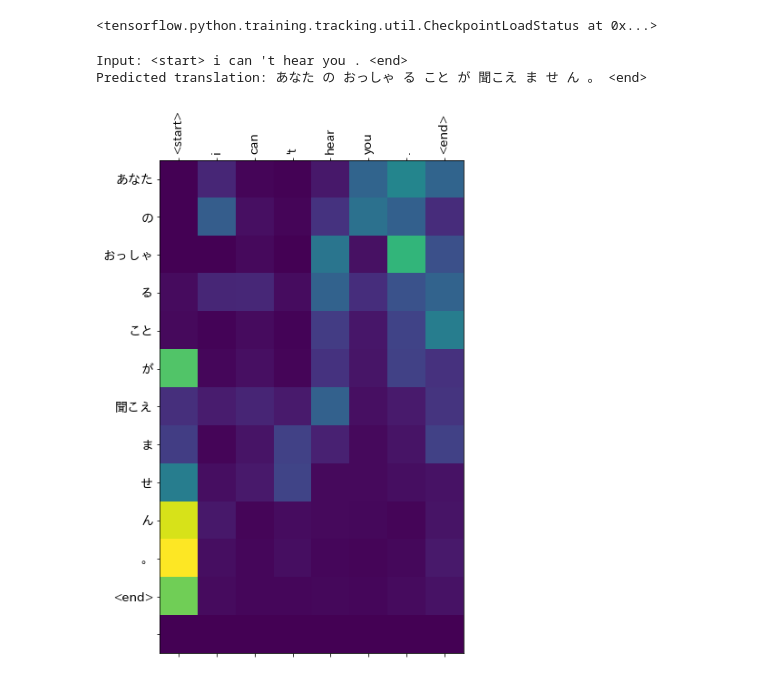
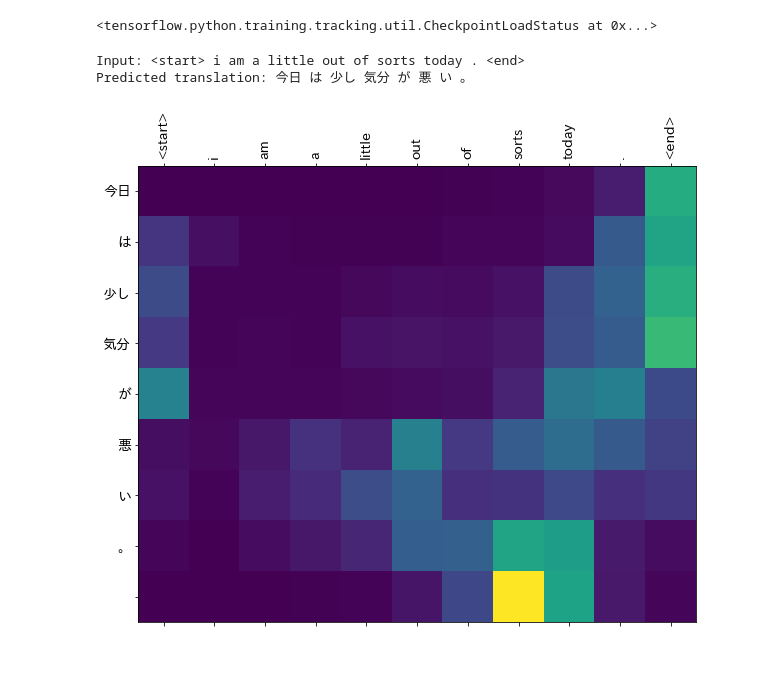
Before and after one commit to masa-ita/keras-nlp-hands-on, a Jupyter notebook: seq2seq_with_attention_on_short_dataset.ipynb, the cells around one changed output. Cells and saved outputs as stored; diff of their text form; code cells hidden in the pictures.

```diff
--- a/seq2seq_with_attention_on_short_dataset.ipynb
+++ b/seq2seq_with_attention_on_short_dataset.ipynb
@@ -359,43 +398,3 @@ def predict(inputs):
-# %%
-import numpy as np
-
-def evaluate(sentence):
-    attention_plot = np.zeros((max_length_targ, max_length_inp))
-
-    inputs = [inp_lang.word_index[i] for i in sentence.split(' ')]
-    inputs = tf.keras.preprocessing.sequence.pad_sequences([inputs],
-                                                           maxlen=max_length_inp,
-                                                           padding='post')
-    inputs = tf.convert_to_tensor(inputs)
-
-    result = ''
-
-    hidden = [tf.zeros((1, units))]
-    enc_out, enc_hidden = encoder(inputs, hidden)
-
-    dec_hidden = enc_hidden
-    dec_input = tf.expand_dims([targ_lang.word_index['<start>']], 0)
-
-    for t in range(max_length_targ):
-        predictions, dec_hidden, attention_weights = decoder(dec_input,
-                                                             dec_hidden,
-                                                             enc_out)
-
-        # 後ほどプロットするためにアテンションの重みを保存
-        attention_weights = tf.reshape(attention_weights, (-1, ))
-        attention_plot[t] = attention_weights.numpy()
-
-        predicted_id = tf.argmax(predictions[0]).numpy()
-
-        result += targ_lang.index_word[predicted_id] + ' '
-
-        if targ_lang.index_word[predicted_id] == '<end>':
-            return result, sentence, attention_plot
-
-        # 予測された ID がモデルに戻される
-        dec_input = tf.expand_dims([predicted_id], 0)
-
-    return result, sentence, attention_plot
 # %%
 import matplotlib.pyplot as plt
 import matplotlib.ticker as ticker
@@ -430,12 +429,12 @@ def translate(sentence):
 checkpoint.restore(tf.train.latest_checkpoint(checkpoint_dir))
 # %% [output]
 <tensorflow.python.training.tracking.util.CheckpointLoadStatus at 0x...>
-# %%
-translate("<start> i can 't hear you . <end>")
-# %% [output]
-Input: <start> i can 't hear you . <end>
-Predicted translation: あなた の おっしゃ る こと が 聞こえ ま せ ん 。 <end>
-[figure, removed]
+# %%
+translate("i am a little out of sorts today .")
+# %% [output]
+Input: <start> i am a little out of sorts today . <end>
+Predicted translation: 今日 は 少し 気分 が 悪 い 。
+[figure, added]
 # %%
 from nltk.translate.bleu_score import sentence_bleu, SmoothingFunction
 import pandas as pd
```
Also changed, not shown: parts of 19 cells of this notebook, 1 other file.
